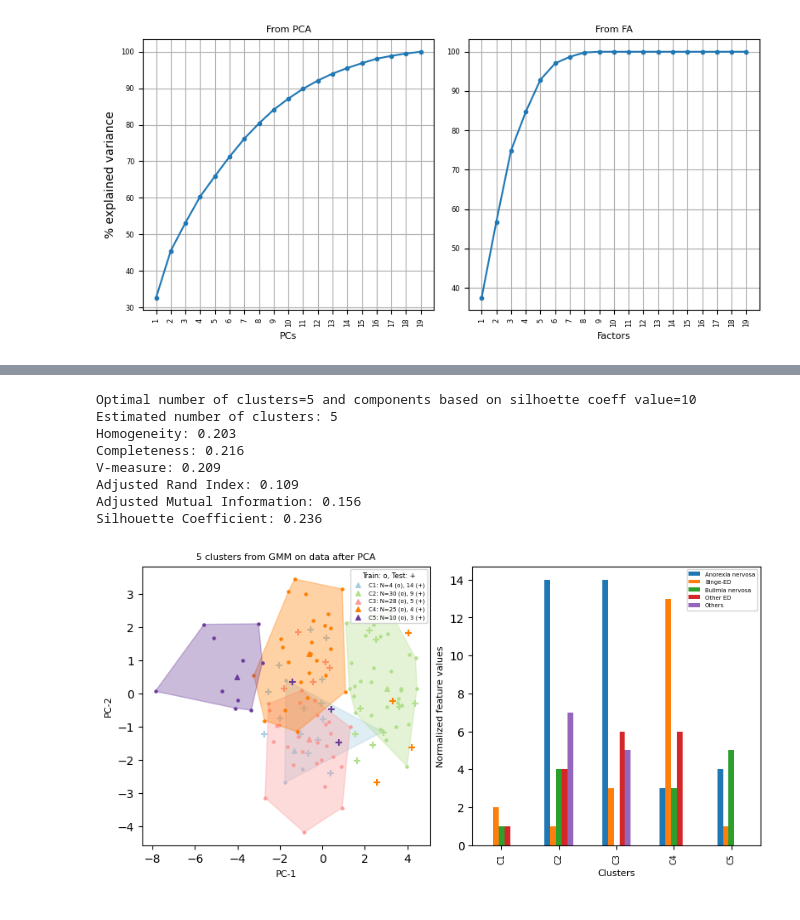
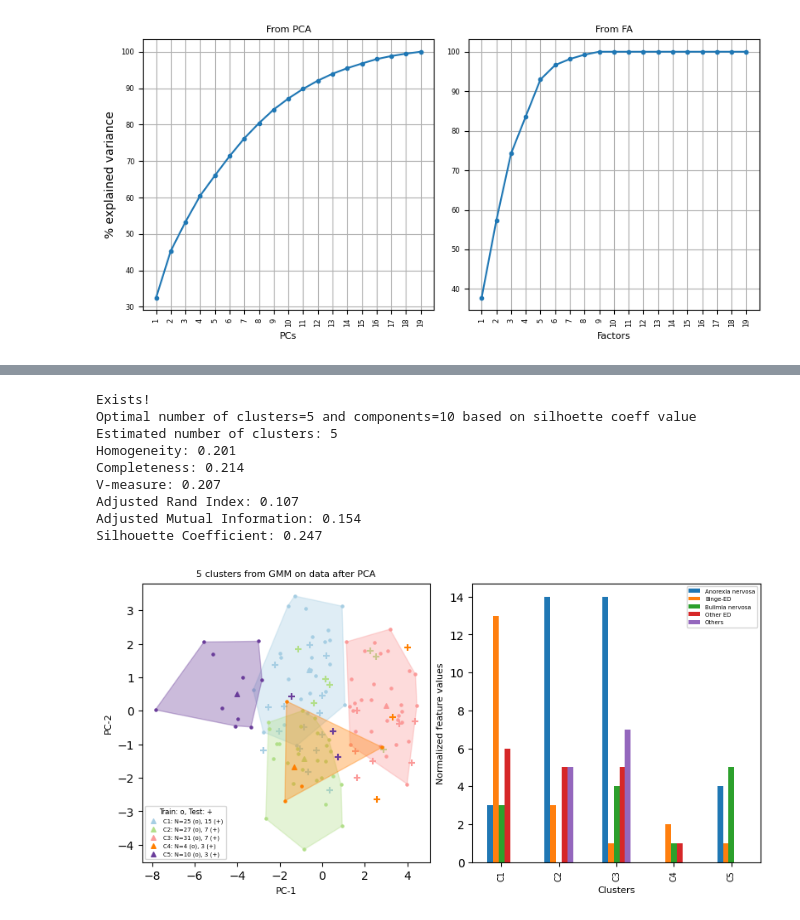
Before and after one commit to SrGh31/ED-profiling, a Jupyter notebook: Clustering.ipynb, the cells around one changed output, grey strips where cells are left out. Saved outputs shown, nothing was run; the diff lists cells and outputs as text; code cells hidden in the pictures.

```diff
--- a/Clustering.ipynb
+++ b/Clustering.ipynb
@@ -298,7 +298,7 @@ random.seed(random_seed)
 linkage, diss, metric='complete', 'cosine', 'cosine'
 #linkage, diss, metric='ward', 'euclidean', 'euclidean'
 #linkage, diss, metric='complete', 'euclidean', 'euclidean'
-if 0:#os.path.exists(cluster_model_fname):
+if os.path.exists(cluster_model_fname):
     print('Exists!')
     cluster_model=models_clustering['AggPCA_%s'%date]
     agg_pca_clust, train_aggpca_labs, test_aggpca_labs=cluster_model['model'],cluster_model['train_pred_labs'], cluster_model['test_pred_labs']
@@ -413,10 +414,10 @@ fig32.savefig('figs/PNGs/clustering/ED_%s_Clustermap_Proximity.png'%fig_naming[0
 # %%
-random_seed,iters= 151,11
+random_seed,iters= 11,9
 random.seed(random_seed)
 #linkage, diss, metric='ward', 'euclidean', 'euclidean'
 #diss, metric= 'euclidean', 'euclidean'
 diss, metric= 'cosine', 'cosine'
-if 0:#os.path.exists(cluster_model_fname):
+if os.path.exists(cluster_model_fname):
     print('Exists!')
     cluster_model=models_clustering['GMMPCA_%s'%date]
     gmm_pca_clust, train_gmmpca_labs, test_gmmpca_labs=cluster_model['model'],cluster_model['train_pred_labs'], cluster_model['test_pred_labs']
@@ -425,7 +426,7 @@ if 0:#os.path.exists(cluster_model_fname):
     test_data_to_cluster=pca_z_test[:,:ncomp]
     print('Optimal number of clusters=%d and components=%d based on silhoette coeff value'%( nclust_gmmpca, ncomp))
 else:
-    ncomp_opts, nclust_opts=list(range(10,19)), list(range(4,9))
+    ncomp_opts, nclust_opts=list(range(10,18)), list(range(4,9))
     sill_coef, nC=np.zeros((iters,len(nclust_opts), len(ncomp_opts))),[]
     for jdx, nclust in enumerate(nclust_opts):
         for idx,n_comp in enumerate(ncomp_opts):
@@ -435,41 +436,41 @@ else:
                             init_params='kmeans').fit(data_to_cluster_trial)
                 sill_coef[iter, jdx, idx]=metrics.silhouette_score(data_to_cluster_trial,try_gmm_clust.fit_predict(data_to_cluster_trial), metric=diss)
         nClustComp=np.mean(sill_coef,axis=0)
     jdx, idx=unravel_index(nClustComp.argmax(), nClustComp.shape)
     data_to_cluster=pca_z_train[:,:ncomp_opts[idx]]
     test_data_to_cluster=pca_z_test[:,:ncomp_opts[idx]]
     gmm_pca_clust=GaussianMixture(n_init=5, max_iter=300, n_components=nclust_opts[jdx], covariance_type='spherical',
                             init_params='kmeans').fit(data_to_cluster)
     train_gmmpca_labs=gmm_pca_clust.fit_predict(data_to_cluster)
     test_gmmpca_labs=gmm_pca_clust.fit_predict(test_data_to_cluster)
     nclust_gmmpca, ncomp=nclust_opts[jdx], ncomp_opts[idx]#len(np.unique(agg_fa_labels))
     print('Optimal number of clusters=%d and components based on silhoette coeff value=%d'%(nclust_opts[jdx],ncomp_opts[idx]))
     cluster_model={'model': gmm_pca_clust, 'name': 'GMM', 'train_pred_labs': train_gmmpca_labs,
                    'test_pred_labs': test_gmmpca_labs, 'ncomp':ncomp_opts[idx], 'nclust': nclust_opts[jdx], 'metric':metric}
 data_tabs={'data_to_cluster': data_to_cluster, 'data_to_plot': pca_z_train,'df': df_train_,'z_df': z_train_df, 'cols2train': cols2train,
            'test_data_to_cluster': test_data_to_cluster,'test_data_to_plot': pca_z_test}
 fig_naming=['GMMPCA_%s'%date, savetag, 'GMMPCA']
 fig_lab_titles={'fig_title': 'clusters from GMM on data after PCA', 'ncols':1,
-               'fs': 8, 'legend_loc': 'upper right', 'ax0_xlab':'PC-1', 'ax0_ylab':'PC-2'}
+               'fs': 8, 'legend_loc': 'lower left', 'ax0_xlab':'PC-1', 'ax0_ylab':'PC-2'}
 
 print("Estimated number of clusters: %d" %nclust_gmmpca)
 print("Homogeneity: %0.3f" % metrics.homogeneity_score(labs_train, train_gmmpca_labs))
 print("Completeness: %0.3f" % metrics.completeness_score(labs_train, train_gmmpca_labs))
 print("V-measure: %0.3f" % metrics.v_measure_score(labs_train, train_gmmpca_labs))
 print("Adjusted Rand Index: %0.3f" % metrics.adjusted_rand_score(labs_train, train_gmmpca_labs))
 print("Adjusted Mutual Information: %0.3f"% metrics.adjusted_mutual_info_score(labs_train, train_gmmpca_labs))
 print("Silhouette Coefficient: %0.3f"% metrics.silhouette_score(data_to_cluster, train_gmmpca_labs, metric=diss))
 zs_pca_gmm_ed_cluster_df, ed_pca_gmm_df, colors=clusterPlot(cluster_model, data_tabs, fig_naming, fig_lab_titles)
 zs_pca_gmm_ed_cluster_df.rename(columns=ticklab_dic, inplace=True)
-models_clustering[fig_naming[0]]=cluster_model
 # %% [output]
-Optimal number of clusters=5 and components based on silhoette coeff value=10
+Exists!
+Optimal number of clusters=5 and components=10 based on silhoette coeff value
 Estimated number of clusters: 5
-Homogeneity: 0.203
-Completeness: 0.216
-V-measure: 0.209
-Adjusted Rand Index: 0.109
-Adjusted Mutual Information: 0.156
-Silhouette Coefficient: 0.236
+Homogeneity: 0.201
+Completeness: 0.214
+V-measure: 0.207
+Adjusted Rand Index: 0.107
+Adjusted Mutual Information: 0.154
+Silhouette Coefficient: 0.247
-[figure, old version]
+[figure, new version]
 # %%
```
Also changed, not shown: parts of 10 cells of this notebook, 45 other files.
